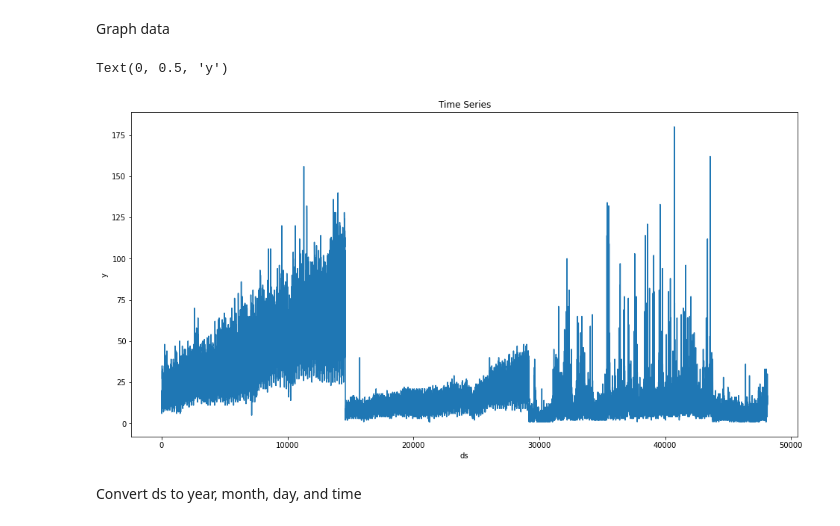
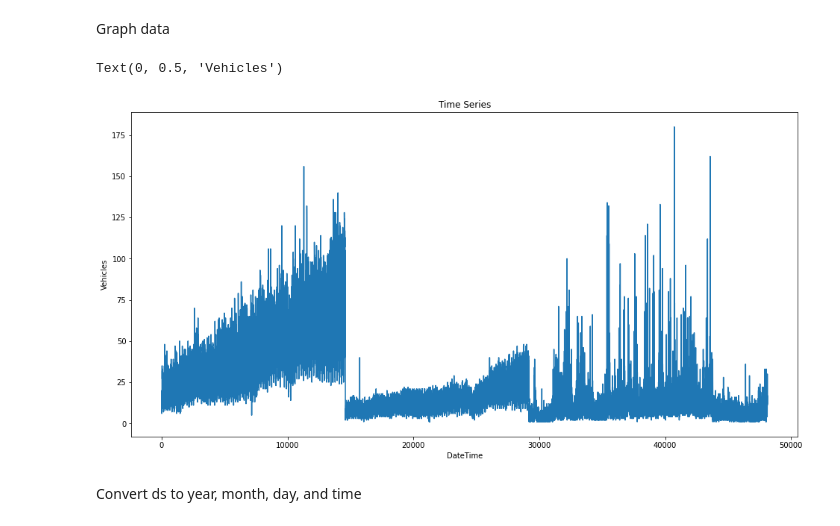
Before and after one commit to TracyRenee61/Traffic-Forecasting, a Jupyter notebook: TS_Traffic_Forecast_Bagging.ipynb, the cells around one changed output. Saved outputs shown, nothing was run; the diff lists cells and outputs as text; code cells hidden in the pictures.

```diff
--- a/TS_Traffic_Forecast_Bagging.ipynb
+++ b/TS_Traffic_Forecast_Bagging.ipynb
@@ -108,3 +110,21 @@ dtype: int64
+# %%
+train['DateTime'] = pd.to_datetime(train['DateTime'], errors='coerce')
+test['DateTime'] = pd.to_datetime(test['DateTime'], errors='coerce')
+
+train['hourofday'] = train['DateTime'].dt.hour
+test['hourofday'] = test['DateTime'].dt.hour
+
+train['dayofweek'] = train['DateTime'].dt.dayofweek
+test['dayofweek'] = test['DateTime'].dt.dayofweek
+
+train['weekofyear'] = train['DateTime'].dt.week
+test['weekofyear'] = test['DateTime'].dt.week
+
+train['monthofyear'] = train['DateTime'].dt.month
+test['monthofyear'] = test['DateTime'].dt.month
+
+train['year'] = train['DateTime'].dt.year
+test['year'] = test['DateTime'].dt.year
 # %% [markdown]
 Prepare data
 # %%
@@ -133,4 +150,0 @@ Rename Columns
-# %%
-train.rename(columns={'DateTime':'ds', 'Junction': 'add1', 'Vehicles': 'y'}, inplace=True)
-test.rename(columns={'DateTime':'ds', 'Junction': 'add1'}, inplace=True)
-train
@@ -153,12 +153,12 @@ Graph data
 # %%
 import matplotlib.pyplot as plt
 
-train['y'].plot(figsize=(16, 8))
+train['Vehicles'].plot(figsize=(16, 8))
 plt.title('Time Series')
-plt.xlabel("ds")
-plt.ylabel("y")
+plt.xlabel("DateTime")
+plt.ylabel("Vehicles")
 # %% [output]
-Text(0, 0.5, 'y')
+Text(0, 0.5, 'Vehicles')
-[figure, old version]
+[figure, new version]
 # %% [markdown]
 Convert ds to year, month, day, and time
```
Also changed, not shown: parts of 17 cells of this notebook.
